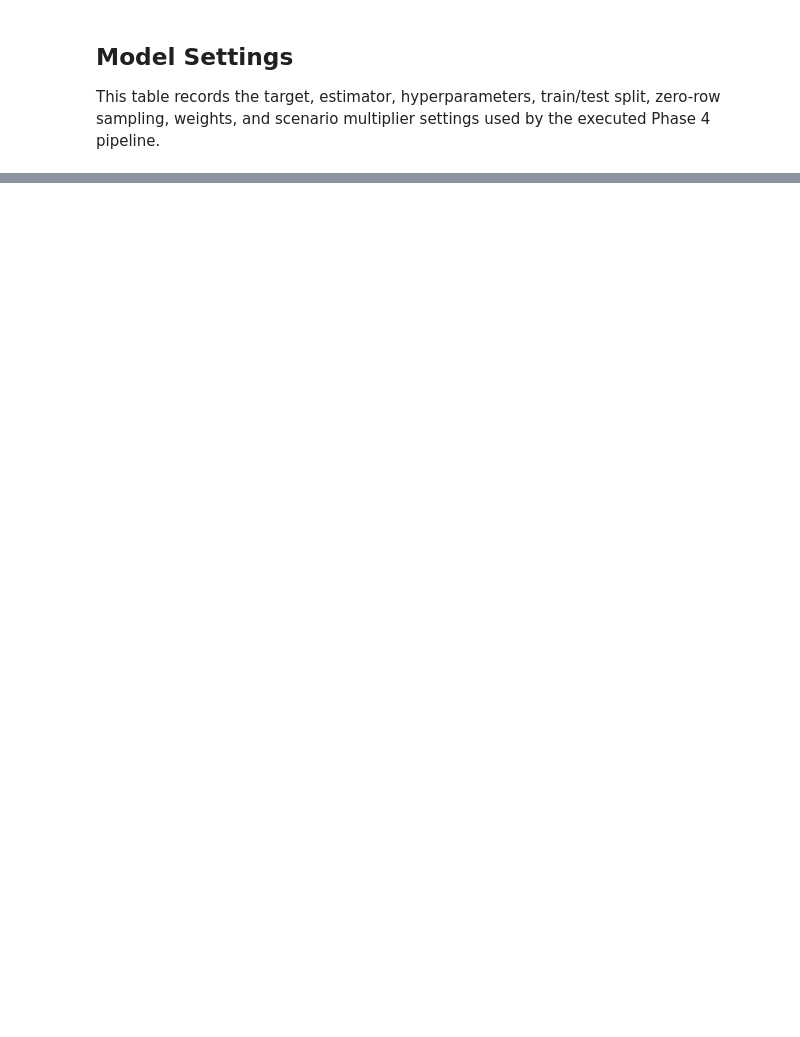
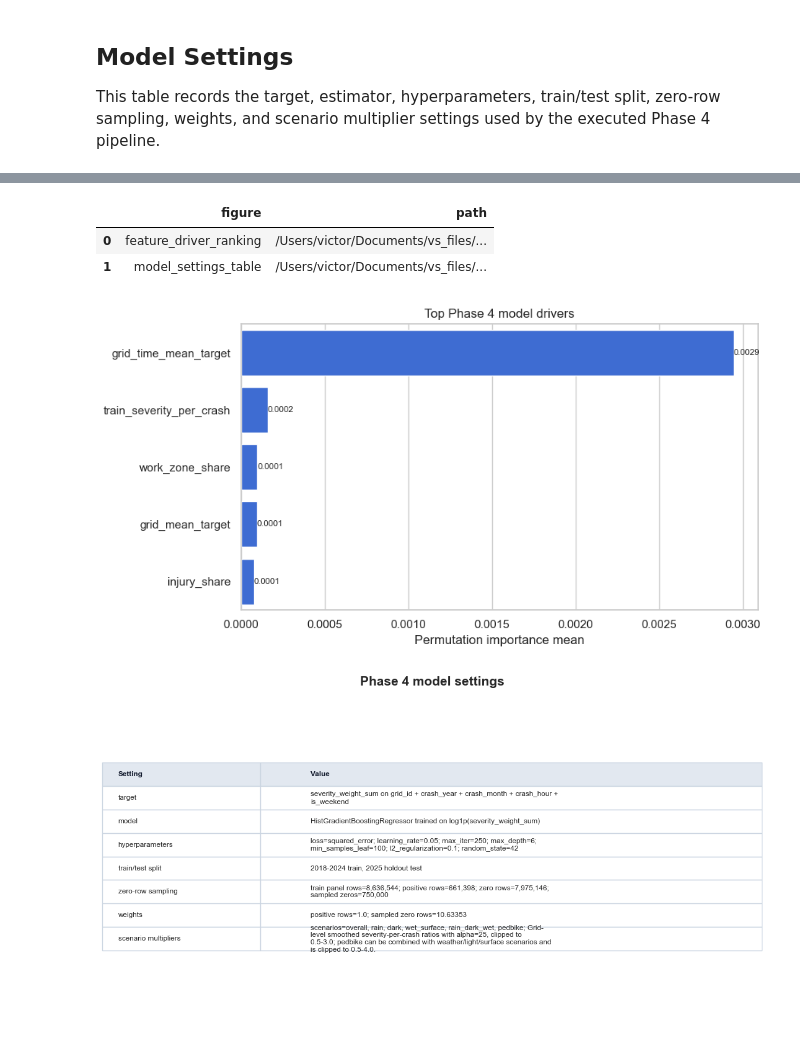
Before and after one commit to resent02/data-mining-project, a Jupyter notebook: crisp_stages/code/phase4/crisp_dm_phase4_modeling.ipynb, the cells around one changed output, grey strips where cells are left out. Drawn from its saved outputs; the diff is of its cells as text; code cells hidden in the pictures; blank space fills up the shorter version.

Commit message:
fix: fixed some columns and updated graphics

```diff
--- a/crisp_stages/code/phase4/crisp_dm_phase4_modeling.ipynb
+++ b/crisp_stages/code/phase4/crisp_dm_phase4_modeling.ipynb
@@ -11,13 +11,17 @@ import json
 import math
 from pathlib import Path
 
+import matplotlib.pyplot as plt
 import numpy as np
 import pandas as pd
+import seaborn as sns
 from joblib import dump
 from sklearn.ensemble import HistGradientBoostingRegressor
 from sklearn.inspection import permutation_importance
 from sklearn.metrics import mean_absolute_error, mean_squared_error, r2_score
 
+
+sns.set_theme(style="whitegrid")
 
 MODELING_START_YEAR = 2018
 TRAIN_END_YEAR = 2024
@@ -116,7 +120,15 @@ def find_repo_root(start: Path) -> Path:
 ROOT = find_repo_root(Path.cwd())
 PREPARED_DIR = ROOT / "generated" / "prepared"
 OUTPUT_DIR = ROOT / "generated" / "modeling"
+FIGURE_DIR = ROOT / "figures" / "stage4"
+FIGURE_DIR.mkdir(parents=True, exist_ok=True)
 PREPARED_CRASHES_PATH = PREPARED_DIR / "prepared_crash_features.csv.gz"
+
+
+def save_figure(fig: plt.Figure, name: str) -> Path:
+    path = FIGURE_DIR / f"{name}.png"
+    fig.savefig(path, dpi=180, bbox_inches="tight")
+    return path
 # %% [markdown]
 ## Data Engineering
 # %%
@@ -790,6 +802,7 @@ def write_outputs(
     metadata = {
         "source_file": str(PREPARED_CRASHES_PATH.relative_to(ROOT)),
         "modeling_window": {"train_start_year": MODELING_START_YEAR, "train_end_year": TRAIN_END_YEAR, "test_year": TEST_YEAR},
+        "grid_universe": "Grid lookup is fit from 2018-2024 training crashes only; 2025 holdout-only grids are not used to define the modeled panel.",
         "target": {
             "name": "severity_weight_sum",
             "unit": "grid_id + crash_year + crash_month + crash_hour + is_weekend",
@@ -831,10 +844,11 @@ def write_outputs(
 
 def main() -> dict:
     crashes = load_prepared_crashes()
-    grid_lookup = build_grid_lookup(crashes)
-    positive_panel = build_positive_panel(crashes, grid_lookup)
+    train_crashes = crashes[crashes["crash_year"].between(MODELING_START_YEAR, TRAIN_END_YEAR)].copy()
+    test_crashes = crashes[crashes["crash_year"] == TEST_YEAR].copy()
+    grid_lookup = build_grid_lookup(train_crashes)
+    positive_panel = build_positive_panel(pd.concat([train_crashes, test_crashes], ignore_index=True), grid_lookup)
 
-    train_crashes = crashes[crashes["crash_year"].between(MODELING_START_YEAR, TRAIN_END_YEAR)].copy()
     train_positive = positive_panel[positive_panel["crash_year"].between(MODELING_START_YEAR, TRAIN_END_YEAR)].copy()
     test_positive = positive_panel[positive_panel["crash_year"] == TEST_YEAR].copy()
 
@@ -996,0 +1132,45 @@ display(model_settings_table)
+# %%
+feature_importance = pd.read_csv(OUTPUT_DIR / "feature_importance.csv").head(5)
+fig, ax = plt.subplots(figsize=(9, 4.8))
+sns.barplot(data=feature_importance, y="feature", x="importance_mean", ax=ax, color="#2563eb")
+ax.set_title("Top Phase 4 model drivers")
+ax.set_xlabel("Permutation importance mean")
+ax.set_ylabel("")
+for container in ax.containers:
+    ax.bar_label(container, fmt="%.4f", fontsize=8)
+plt.tight_layout()
+feature_path = save_figure(fig, "feature_driver_ranking")
+
+settings_for_plot = model_settings_table.copy()
+settings_for_plot["value"] = settings_for_plot["value"].str.wrap(74)
+fig, ax = plt.subplots(figsize=(11, 5.8))
+ax.axis("off")
+ax.set_title("Phase 4 model settings", fontsize=15, pad=16, weight="bold")
+table = ax.table(
+    cellText=settings_for_plot[["setting", "value"]].values,
+    colLabels=["Setting", "Value"],
+    loc="center",
+    cellLoc="left",
+    colLoc="left",
+    colWidths=[0.24, 0.76],
+)
+table.auto_set_font_size(False)
+table.set_fontsize(8.5)
+table.scale(1, 2.0)
+for (row, col), cell in table.get_celld().items():
+    cell.set_edgecolor("#cbd5e1")
+    if row == 0:
+        cell.set_facecolor("#e2e8f0")
+        cell.set_text_props(weight="bold", color="#0f172a")
+    else:
+        cell.set_facecolor("#ffffff")
+plt.tight_layout()
+settings_path = save_figure(fig, "model_settings_table")
+
+display(pd.DataFrame({"figure": ["feature_driver_ranking", "model_settings_table"], "path": [feature_path, settings_path]}))
+# %% [output]
+|  | figure | path |
+| 0 | feature_driver_ranking | /Users/victor/Documents/vs_files/... |
+| 1 | model_settings_table | /Users/victor/Documents/vs_files/... |
+[figure, added]
+[figure, added]
```
Also changed, not shown: parts of 3 cells of this notebook, 7 other files.
